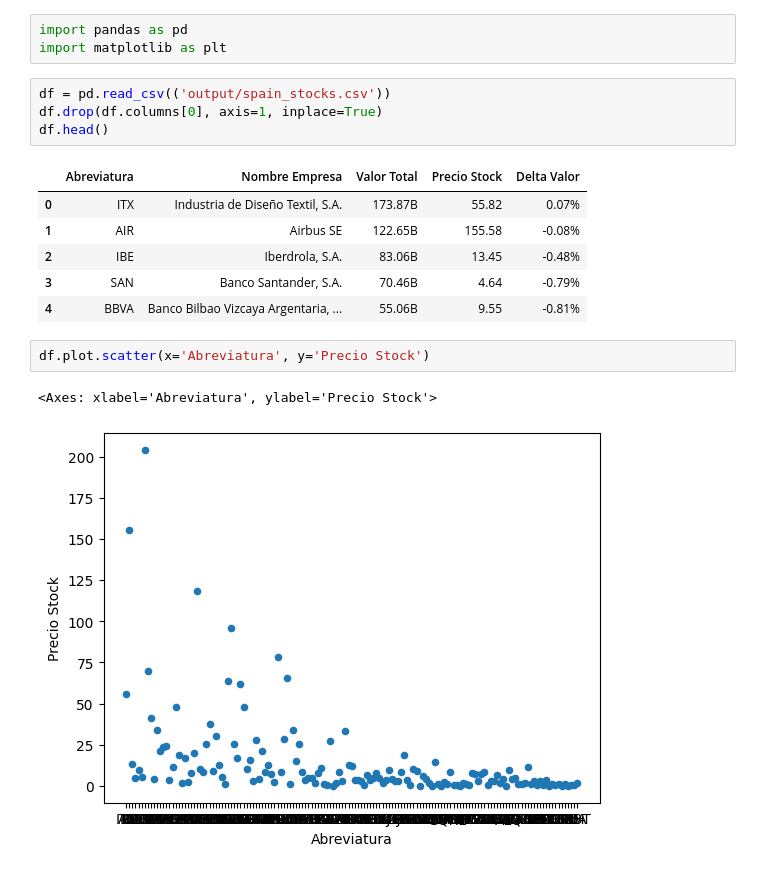
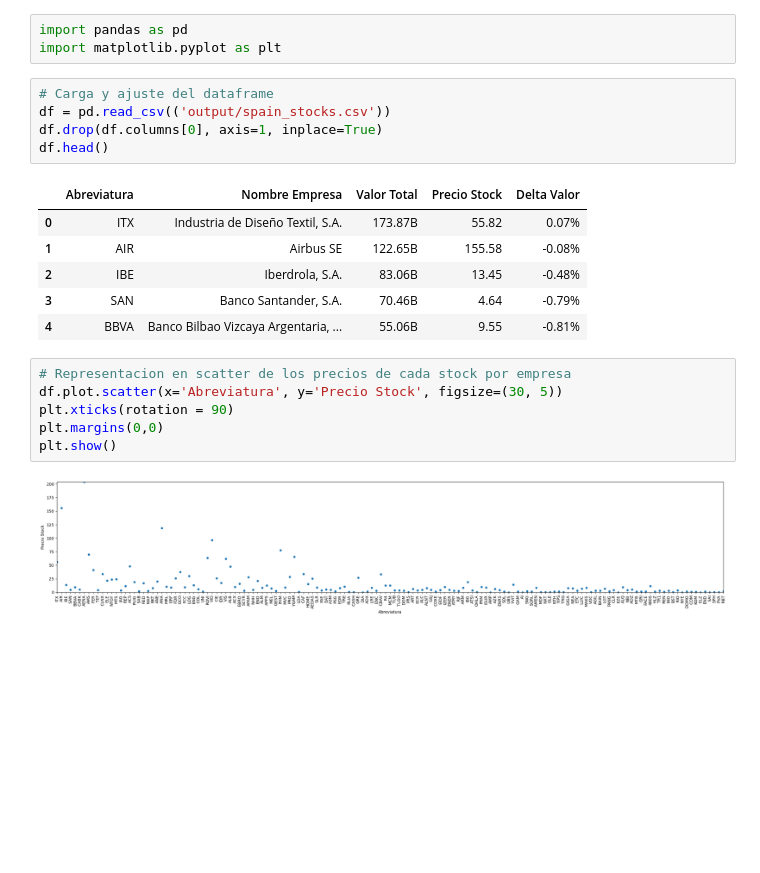
Before and after one commit to Levian17/Scrapper-Bolsa-Madrid, a Jupyter notebook: visualizacion.ipynb, the cells around one changed output. Cells and saved outputs as stored; diff of their text form; blank space fills up the shorter version.

Commit message:
Representacion de los precios por stock en la visualizacion.

```diff
--- a/visualizacion.ipynb
+++ b/visualizacion.ipynb
@@ -1,7 +1,8 @@
 # %%
 import pandas as pd
-import matplotlib as plt
+import matplotlib.pyplot as plt
 # %%
+# Carga y ajuste del dataframe
 df = pd.read_csv(('output/spain_stocks.csv'))
 df.drop(df.columns[0], axis=1, inplace=True)
 df.head()
@@ -12,8 +13,11 @@ df.head()
 | 2 | IBE | Iberdrola, S.A. | 83.06B | 13.45 | -0.48% |
 | 3 | SAN | Banco Santander, S.A. | 70.46B | 4.64 | -0.79% |
 | 4 | BBVA | Banco Bilbao Vizcaya Argentaria, ... | 55.06B | 9.55 | -0.81% |
-# %%
-df.plot.scatter(x='Abreviatura', y='Precio Stock')
-# %% [output]
-<Axes: xlabel='Abreviatura', ylabel='Precio Stock'>
-[figure, removed]
+# %%
+# Representacion en scatter de los precios de cada stock por empresa
+df.plot.scatter(x='Abreviatura', y='Precio Stock', figsize=(30, 5))
+plt.xticks(rotation = 90)
+plt.margins(0,0)
+plt.show()
+# %% [output]
+[figure, added]
```
